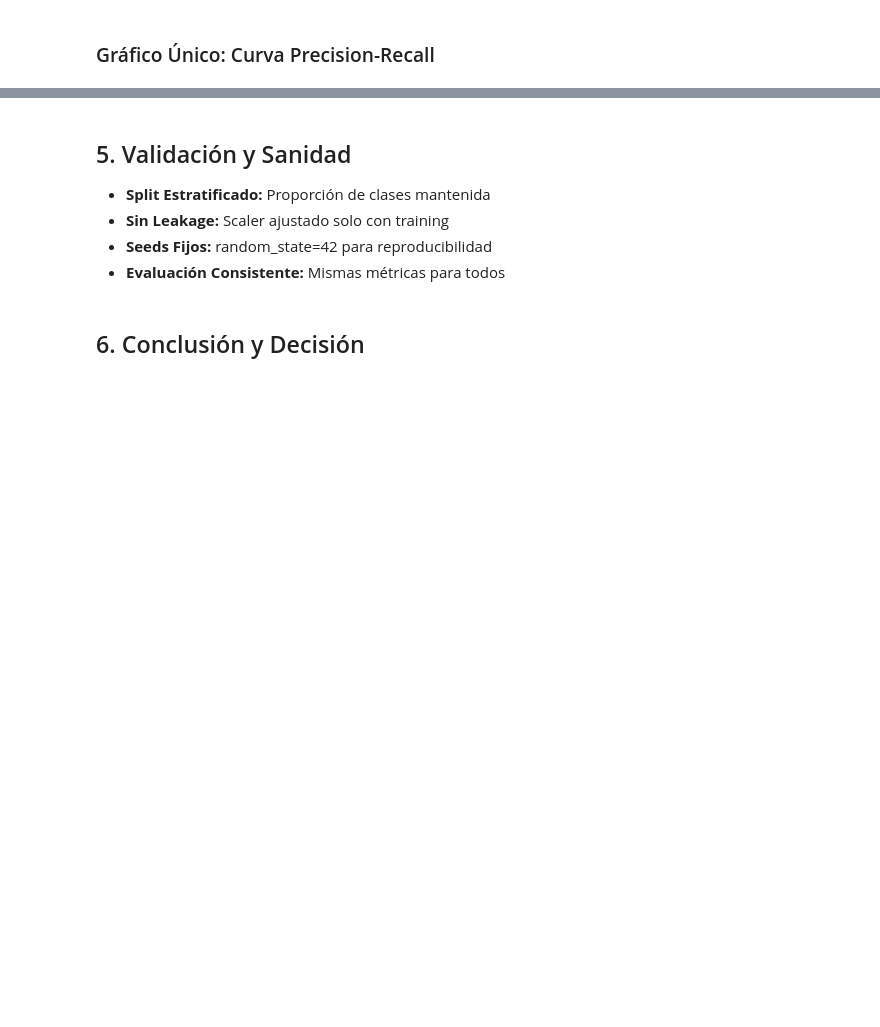
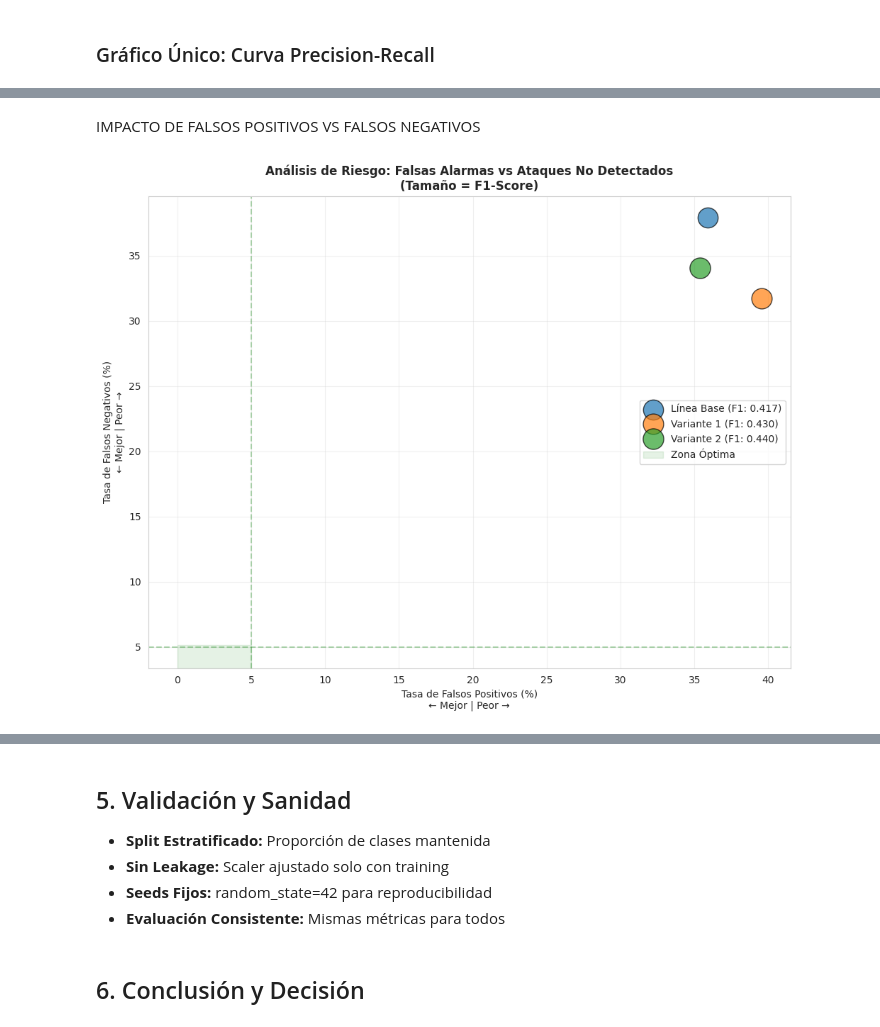
Before and after one commit to fernandobeyond/Tesis_MIA2025-2, a Jupyter notebook: notebooks/notebook_ddos_v4.ipynb, the cells around one changed output, grey strips where cells are left out. Cells and saved outputs as stored; diff of their text form; code cells hidden in the pictures; blank space fills up the shorter version.

```diff
--- a/notebooks/notebook_ddos_v4.ipynb
+++ b/notebooks/notebook_ddos_v4.ipynb
@@ -391,0 +520,41 @@ plt.show()
+# %% [markdown]
+IMPACTO DE FALSOS POSITIVOS VS FALSOS NEGATIVOS
+# %%
+fig, ax = plt.subplots(figsize=(10, 8))
+
+# Calcular FP y FN para cada modelo
+fp_fn_data = []
+model_names = ['Línea Base', 'Variante 1', 'Variante 2']
+predictions = [y_pred_base, y_pred_var1, y_pred_var2]
+
+for i, (y_pred, name) in enumerate(zip(predictions, model_names)):
+    tn, fp, fn, tp = confusion_matrix(y_test, y_pred).ravel()
+    fp_rate = fp / (fp + tn)  # Falsa alarma
+    fn_rate = fn / (fn + tp)  # Ataque no detectado
+
+    fp_fn_data.append((fp_rate, fn_rate, name))
+
+# Scatter plot con burbujas proporcionales al F1-Score
+f1_scores = [report_base['1']['f1-score'], report_var1['1']['f1-score'], report_var2['1']['f1-score']]
+sizes = [score * 1000 for score in f1_scores]  # Tamaño proporcional al F1-Score
+
+for i, (fp_rate, fn_rate, name) in enumerate(fp_fn_data):
+    ax.scatter(fp_rate * 100, fn_rate * 100, s=sizes[i], alpha=0.7,
+               label=f'{name} (F1: {f1_scores[i]:.3f})', edgecolors='black')
+
+ax.set_xlabel('Tasa de Falsos Positivos (%)\n← Mejor | Peor →')
+ax.set_ylabel('Tasa de Falsos Negativos (%)\n← Mejor | Peor →')
+ax.set_title('Análisis de Riesgo: Falsas Alarmas vs Ataques No Detectados\n(Tamaño = F1-Score)',
+             fontweight='bold', fontsize=12)
+
+# Área óptima (esquina inferior izquierda)
+ax.axvspan(0, 5, ymin=0, ymax=0.05, alpha=0.1, color='green', label='Zona Óptima')
+ax.axhline(y=5, color='green', linestyle='--', alpha=0.3)
+ax.axvline(x=5, color='green', linestyle='--', alpha=0.3)
+
+plt.legend()
+plt.grid(True, alpha=0.3)
+plt.tight_layout()
+plt.show()
+# %% [output]
+[figure, added]
```
Also changed, not shown: parts of 26 cells of this notebook.
